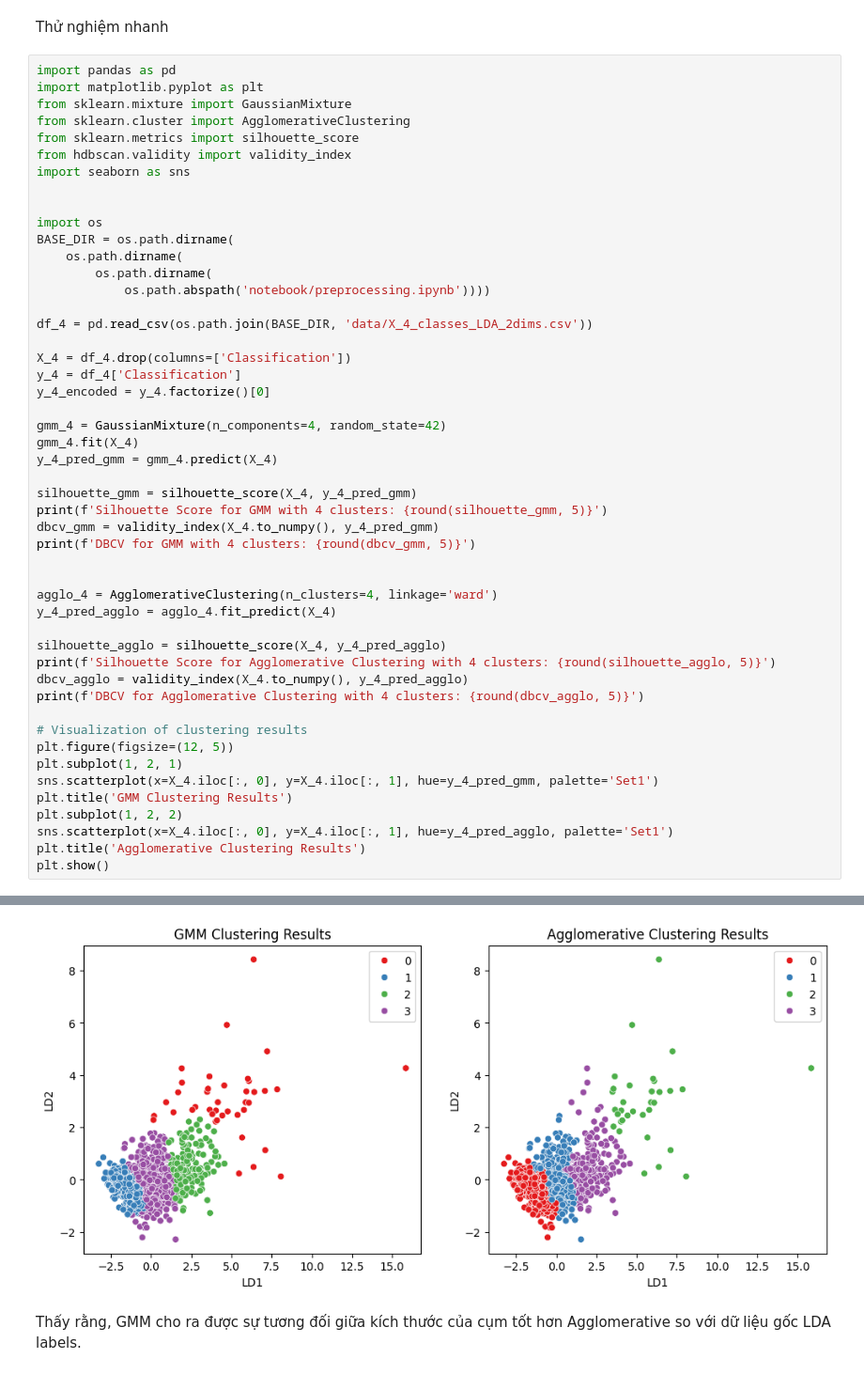
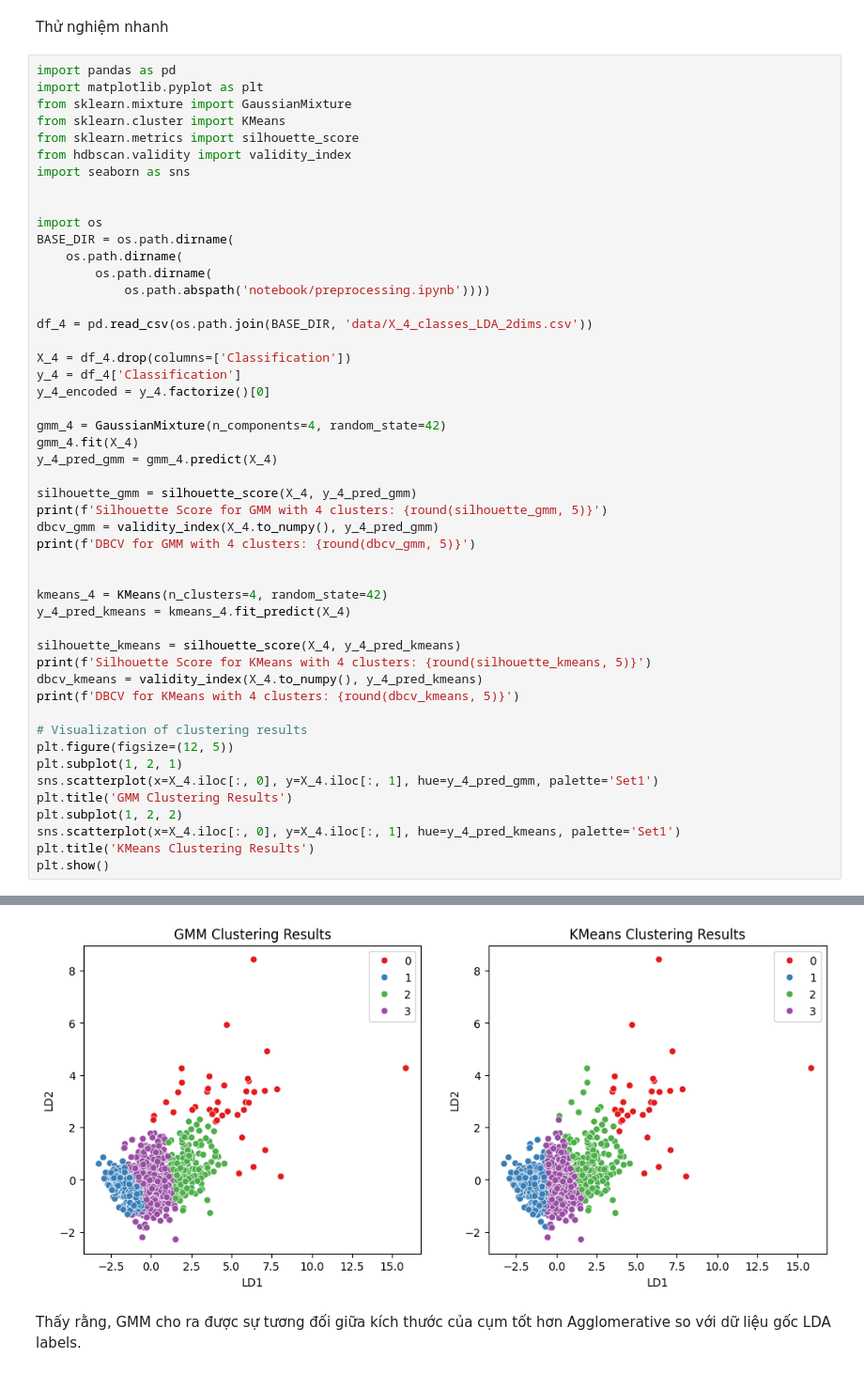
Before and after one commit to Dr-Vphuc/Ground_Water_Classifier, a Jupyter notebook: notebook/e_clustering.ipynb, the cells around one changed output, grey strips where cells are left out. Shown at 94% size. Drawn from its saved outputs; the diff is of its cells as text.

```diff
--- a/notebook/e_clustering.ipynb
+++ b/notebook/e_clustering.ipynb
@@ -13,7 +10,7 @@ Thử nghiệm nhanh
 import pandas as pd
 import matplotlib.pyplot as plt
 from sklearn.mixture import GaussianMixture
-from sklearn.cluster import AgglomerativeClustering
+from sklearn.cluster import KMeans
 from sklearn.metrics import silhouette_score
 from hdbscan.validity import validity_index
 import seaborn as sns
@@ -41,13 +38,13 @@ dbcv_gmm = validity_index(X_4.to_numpy(), y_4_pred_gmm)
 print(f'DBCV for GMM with 4 clusters: {round(dbcv_gmm, 5)}')
 
 
-agglo_4 = AgglomerativeClustering(n_clusters=4, linkage='ward')
-y_4_pred_agglo = agglo_4.fit_predict(X_4)
+kmeans_4 = KMeans(n_clusters=4, random_state=42)
+y_4_pred_kmeans = kmeans_4.fit_predict(X_4)
 
-silhouette_agglo = silhouette_score(X_4, y_4_pred_agglo)
-print(f'Silhouette Score for Agglomerative Clustering with 4 clusters: {round(silhouette_agglo, 5)}')
-dbcv_agglo = validity_index(X_4.to_numpy(), y_4_pred_agglo)
-print(f'DBCV for Agglomerative Clustering with 4 clusters: {round(dbcv_agglo, 5)}')
+silhouette_kmeans = silhouette_score(X_4, y_4_pred_kmeans)
+print(f'Silhouette Score for KMeans with 4 clusters: {round(silhouette_kmeans, 5)}')
+dbcv_kmeans = validity_index(X_4.to_numpy(), y_4_pred_kmeans)
+print(f'DBCV for KMeans with 4 clusters: {round(dbcv_kmeans, 5)}')
 
 # Visualization of clustering results
 plt.figure(figsize=(12, 5))
@@ -55,8 +52,8 @@ plt.subplot(1, 2, 1)
 sns.scatterplot(x=X_4.iloc[:, 0], y=X_4.iloc[:, 1], hue=y_4_pred_gmm, palette='Set1')
 plt.title('GMM Clustering Results')
 plt.subplot(1, 2, 2)
-sns.scatterplot(x=X_4.iloc[:, 0], y=X_4.iloc[:, 1], hue=y_4_pred_agglo, palette='Set1')
-plt.title('Agglomerative Clustering Results')
+sns.scatterplot(x=X_4.iloc[:, 0], y=X_4.iloc[:, 1], hue=y_4_pred_kmeans, palette='Set1')
+plt.title('KMeans Clustering Results')
 plt.show()
 # %% [output]
 Silhouette Score for GMM with 4 clusters: 0.36992
@@ -66,4 +63,4 @@ DBCV for Agglomerative Clustering with 4 clusters: -0.57328
-[figure, old version]
+[figure, new version]
 # %% [markdown]
 Thấy rằng, GMM cho ra được sự tương đối giữa kích thước của cụm tốt hơn Agglomerative so với dữ liệu gốc LDA labels.
 # %% [markdown]
```
Also changed, not shown: parts of 5 cells of this notebook, 1 other file.
